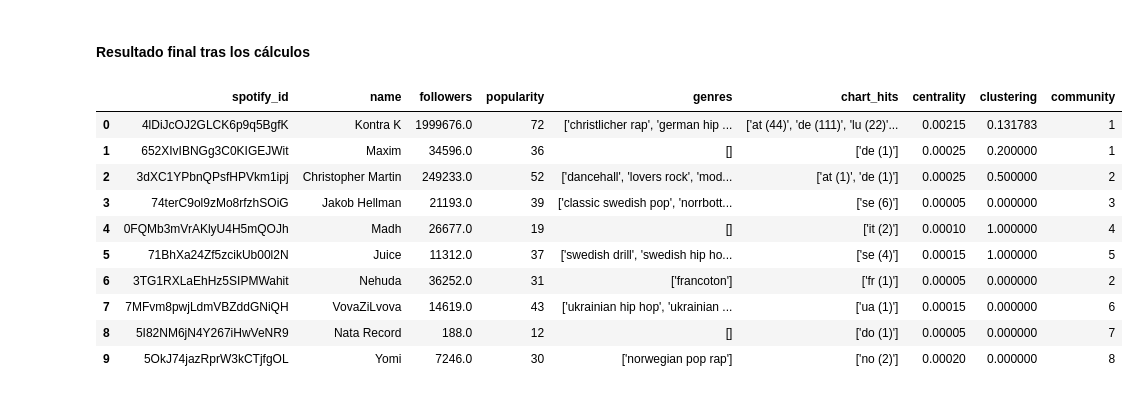
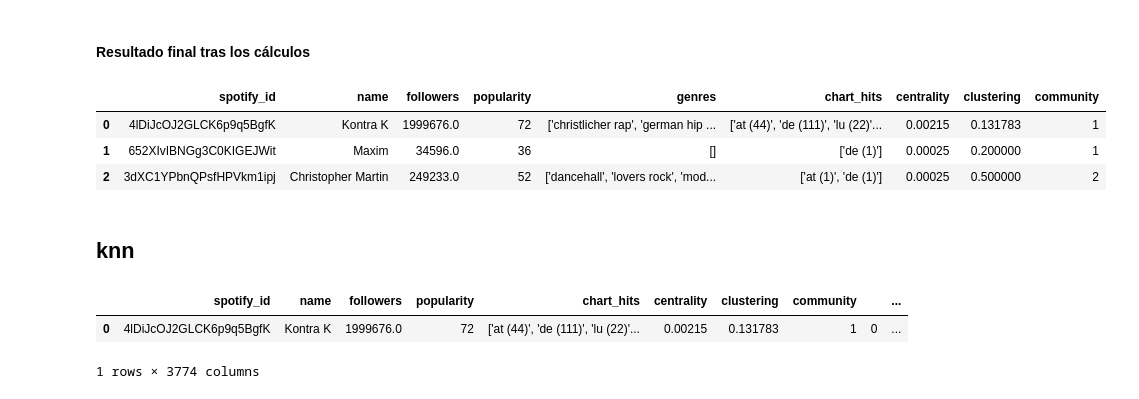
Before and after one commit to JaviFdez7/Relational-Machine-Learning-Article, a Jupyter notebook: src/relational-automatic-learning.ipynb, the cells around one changed output. Cells and saved outputs as stored; diff of their text form; code cells hidden in the pictures.

```diff
--- a/src/relational-automatic-learning.ipynb
+++ b/src/relational-automatic-learning.ipynb
@@ -229,16 +229,11 @@ print(subSpotifyArtists[['spotify_id', 'centrality', 'clustering', 'community']]
 # %% [markdown]
 <h4>Resultado final tras los cálculos</h4>
 # %%
-subSpotifyArtists.head(10)
+subSpotifyArtists.head(3)
 # %% [output]
 |  | spotify_id | name | followers | popularity | genres | chart_hits | centrality | clustering | community |
 | 0 | 4lDiJcOJ2GLCK6p9q5BgfK | Kontra K | 1999676.0 | 72 | ['christlicher rap', 'german hip ... | ['at (44)', 'de (111)', 'lu (22)'... | 0.00215 | 0.131783 | 1 |
 | 1 | 652XIvIBNGg3C0KIGEJWit | Maxim | 34596.0 | 36 | [] | ['de (1)'] | 0.00025 | 0.200000 | 1 |
 | 2 | 3dXC1YPbnQPsfHPVkm1ipj | Christopher Martin | 249233.0 | 52 | ['dancehall', 'lovers rock', 'mod... | ['at (1)', 'de (1)'] | 0.00025 | 0.500000 | 2 |
-| 3 | 74terC9ol9zMo8rfzhSOiG | Jakob Hellman | 21193.0 | 39 | ['classic swedish pop', 'norrbott... | ['se (6)'] | 0.00005 | 0.000000 | 3 |
-| 4 | 0FQMb3mVrAKlyU4H5mQOJh | Madh | 26677.0 | 19 | [] | ['it (2)'] | 0.00010 | 1.000000 | 4 |
-| 5 | 71BhXa24Zf5zcikUb00l2N | Juice | 11312.0 | 37 | ['swedish drill', 'swedish hip ho... | ['se (4)'] | 0.00015 | 1.000000 | 5 |
-| 6 | 3TG1RXLaEhHz5SIPMWahit | Nehuda | 36252.0 | 31 | ['francoton'] | ['fr (1)'] | 0.00005 | 0.000000 | 2 |
-| 7 | 7MFvm8pwjLdmVBZddGNiQH | VovaZiLvova | 14619.0 | 43 | ['ukrainian hip hop', 'ukrainian ... | ['ua (1)'] | 0.00015 | 0.000000 | 6 |
-| 8 | 5I82NM6jN4Y267iHwVeNR9 | Nata Record | 188.0 | 12 | [] | ['do (1)'] | 0.00005 | 0.000000 | 7 |
-| 9 | 5OkJ74jazRprW3kCTjfgOL | Yomi | 7246.0 | 30 | ['norwegian pop rap'] | ['no (2)'] | 0.00020 | 0.000000 | 8 |
+# %% [markdown]
+<h2>knn
@@ -247,0 +246,21 @@ objetivo = subSpotifyArtists['acceptability']  # selección de la columna objeti
+# %%
+import pandas as pd
+from sklearn.preprocessing import MultiLabelBinarizer
+mlb = MultiLabelBinarizer()
+
+genres_list = [genres.replace('"','').replace('[','').replace(']','').replace('\'','').strip().split(',') for genres in allAttributes['genres']]
+####### Convertir la lista de listas en variables binarias
+genres_encoded = mlb.fit_transform(genres_list)
+
+####### Crear un nuevo DataFrame con las variables binarias
+genres_df = pd.DataFrame(genres_encoded, columns=mlb.classes_)
+
+####### Concatenar el nuevo DataFrame con el DataFrame original
+allAttributes_discretized = pd.concat([allAttributes, genres_df], axis=1).drop("genres",axis=1).iloc[:,:5000]
+
+####### Verificar el resultado
+allAttributes_discretized.head(1)
+# %% [output]
+|  | spotify_id | name | followers | popularity | chart_hits | centrality | clustering | community |  | ... |
+| 0 | 4lDiJcOJ2GLCK6p9q5BgfK | Kontra K | 1999676.0 | 72 | ['at (44)', 'de (111)', 'lu (22)'... | 0.00215 | 0.131783 | 1 | 0 | ... |
+1 rows × 3774 columns
```
Also changed, not shown: parts of 12 cells of this notebook.
